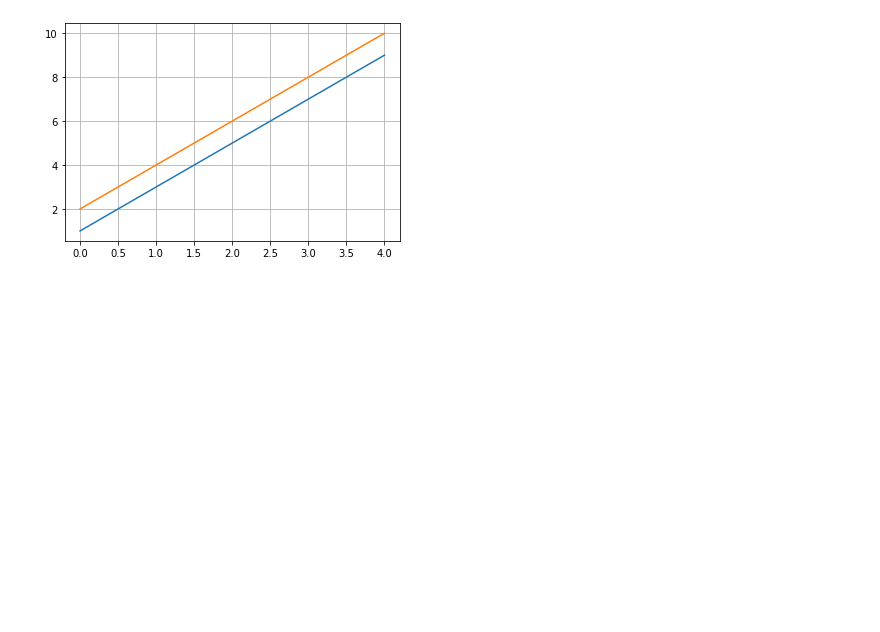
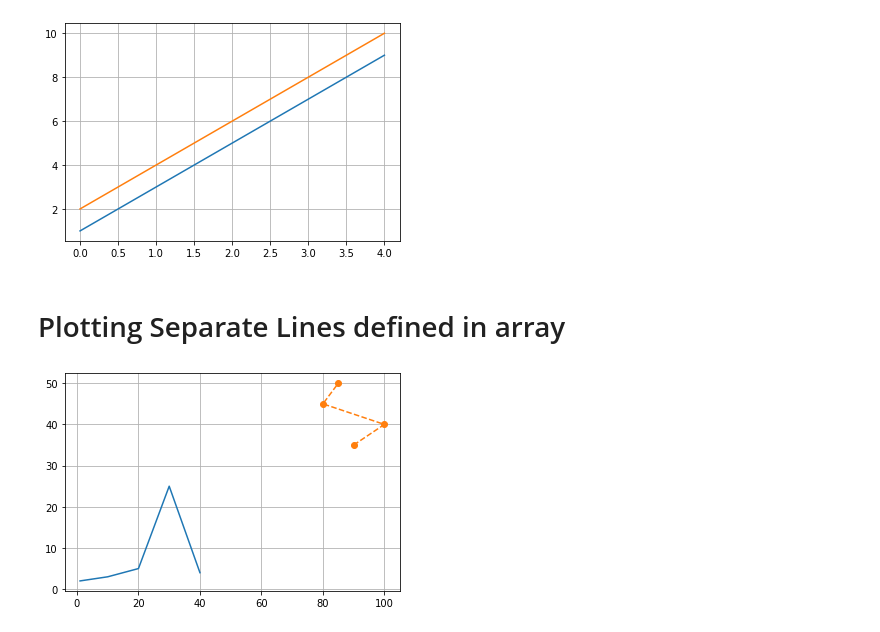
Before and after one commit to Taranathpoudel/Matplotlibrary, a Jupyter notebook: Matplot_Lines.ipynb, the cells around one changed output. Drawn from its saved outputs; the diff is of its cells as text; code cells hidden in the pictures; blank space fills up the shorter version.

```diff
--- a/Matplot_Lines.ipynb
+++ b/Matplot_Lines.ipynb
@@ -26,3 +26,16 @@ plt.grid()
 plt.show()
 # %% [output]
 [figure]
+# %% [markdown]
+# Plotting Separate Lines defined in array
+# %%
+x1=np.array([1,10,20,30,40])
+y1=np.array([2,3,5,25,4])
+x2=np.array([90,100,80,85])
+y2=np.array([35,40,45,50])
+
+plt.plot(x1,y1,x2,y2,'o--')
+plt.grid()
+plt.show()
+# %% [output]
+[figure, added]
```
